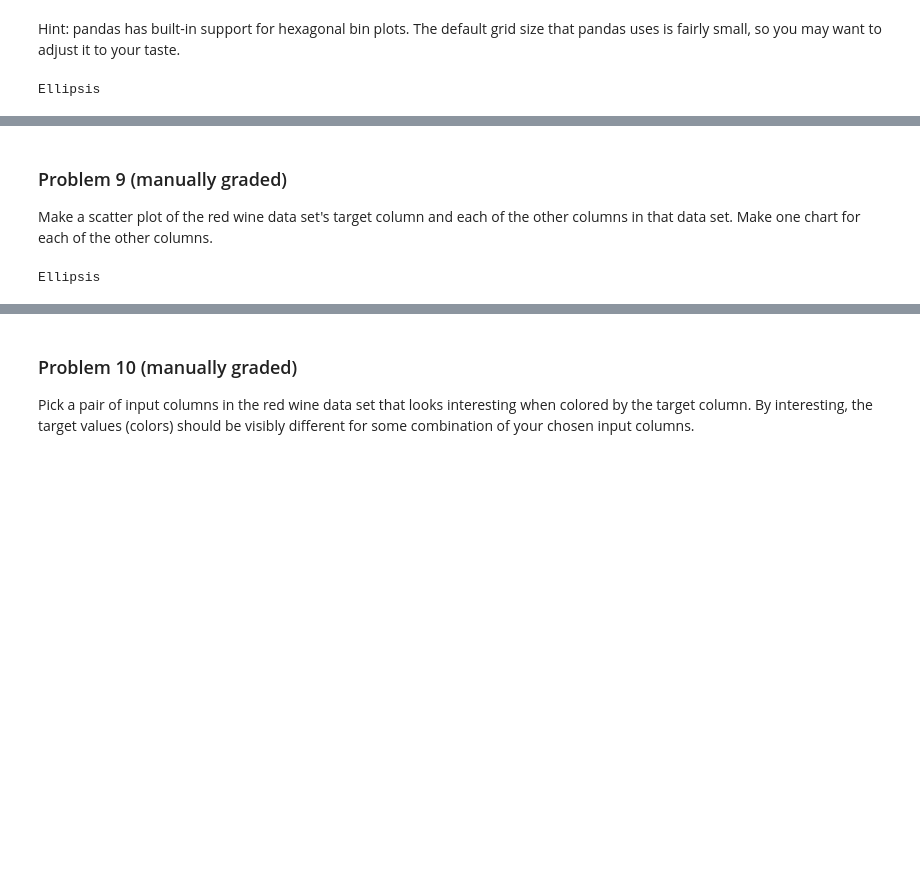
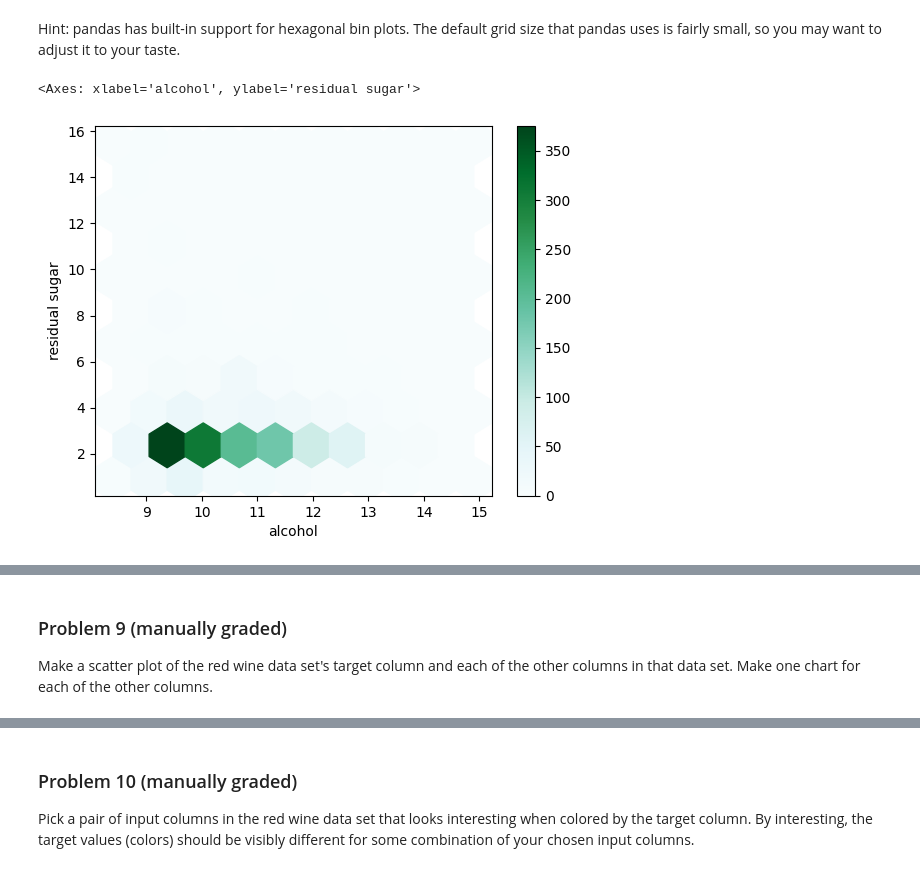
Before and after one commit to salil82/dx602-homework-10, a Jupyter notebook: homework.ipynb, the cells around one changed output, grey strips where cells are left out. Drawn from its saved outputs; the diff is of its cells as text; code cells hidden in the pictures; blank space fills up the shorter version.

```diff
--- a/homework.ipynb
+++ b/homework.ipynb
@@ -163,12 +164,13 @@ Make a hexagonal bin plot of the residual sugar and alcohol in the red wine data
 # %% [markdown]
 Hint: pandas has built-in support for hexagonal bin plots.
 The default grid size that pandas uses is fairly small, so you may want to adjust it to your taste.
-# %%
-# YOUR CHANGES HERE
-
-...
-# %% [output]
-Ellipsis
+# %%
+# YOUR CHANGES HERE
+
+red_wine.plot.hexbin(x="alcohol", y="residual sugar", gridsize=10)
+# %% [output]
+<Axes: xlabel='alcohol', ylabel='residual sugar'>
+[figure, added]
 # %% [markdown]
 <div style="page-break-after: always;"></div>
 # %% [markdown]
@@ -176,9 +178,3 @@ Ellipsis
 
 Make a scatter plot of the red wine data set's target column and each of the other columns in that data set.
 Make one chart for each of the other columns.
-# %%
-# YOUR CHANGES HERE
-
-...
-# %% [output]
-Ellipsis
```
Also changed, not shown: parts of 21 cells of this notebook.
